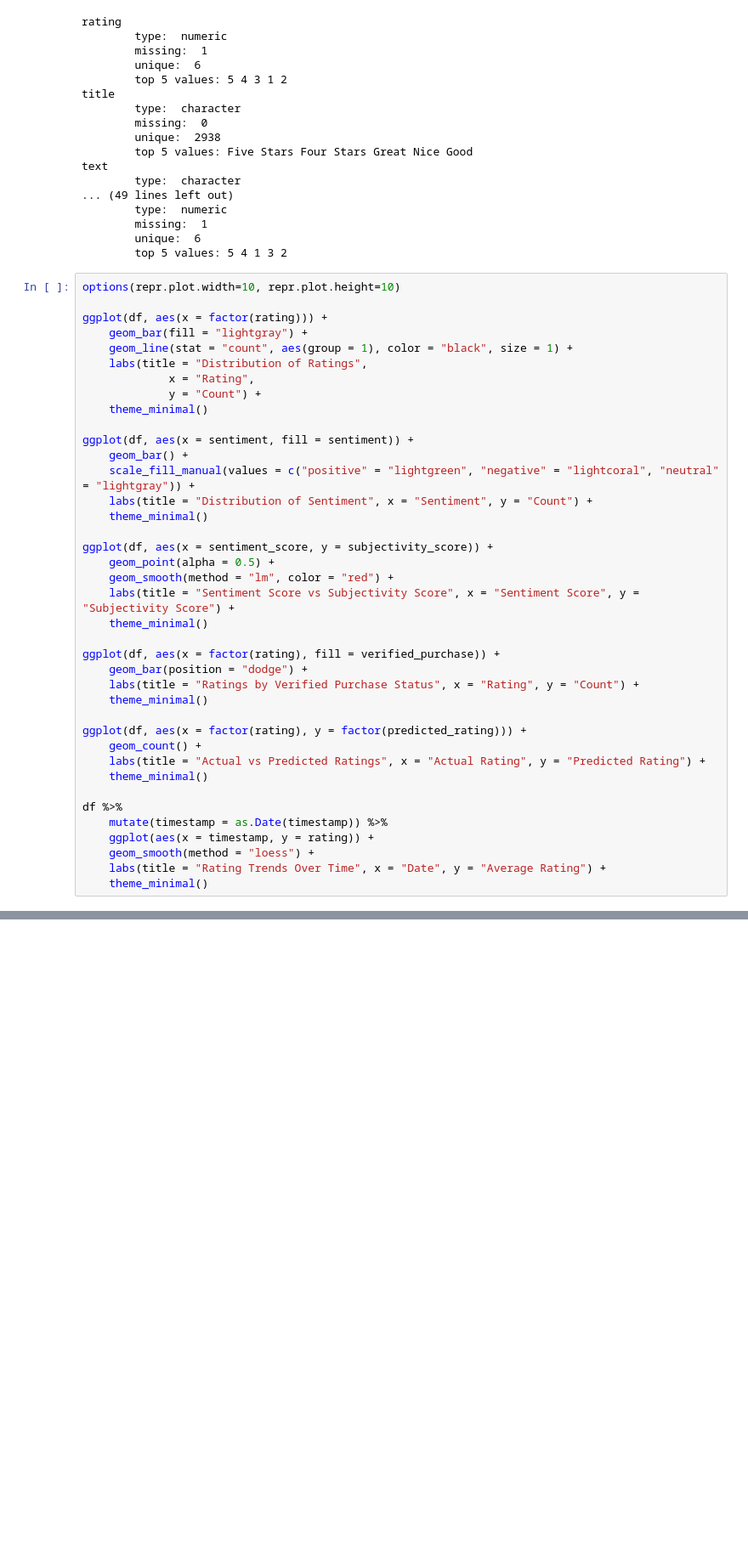
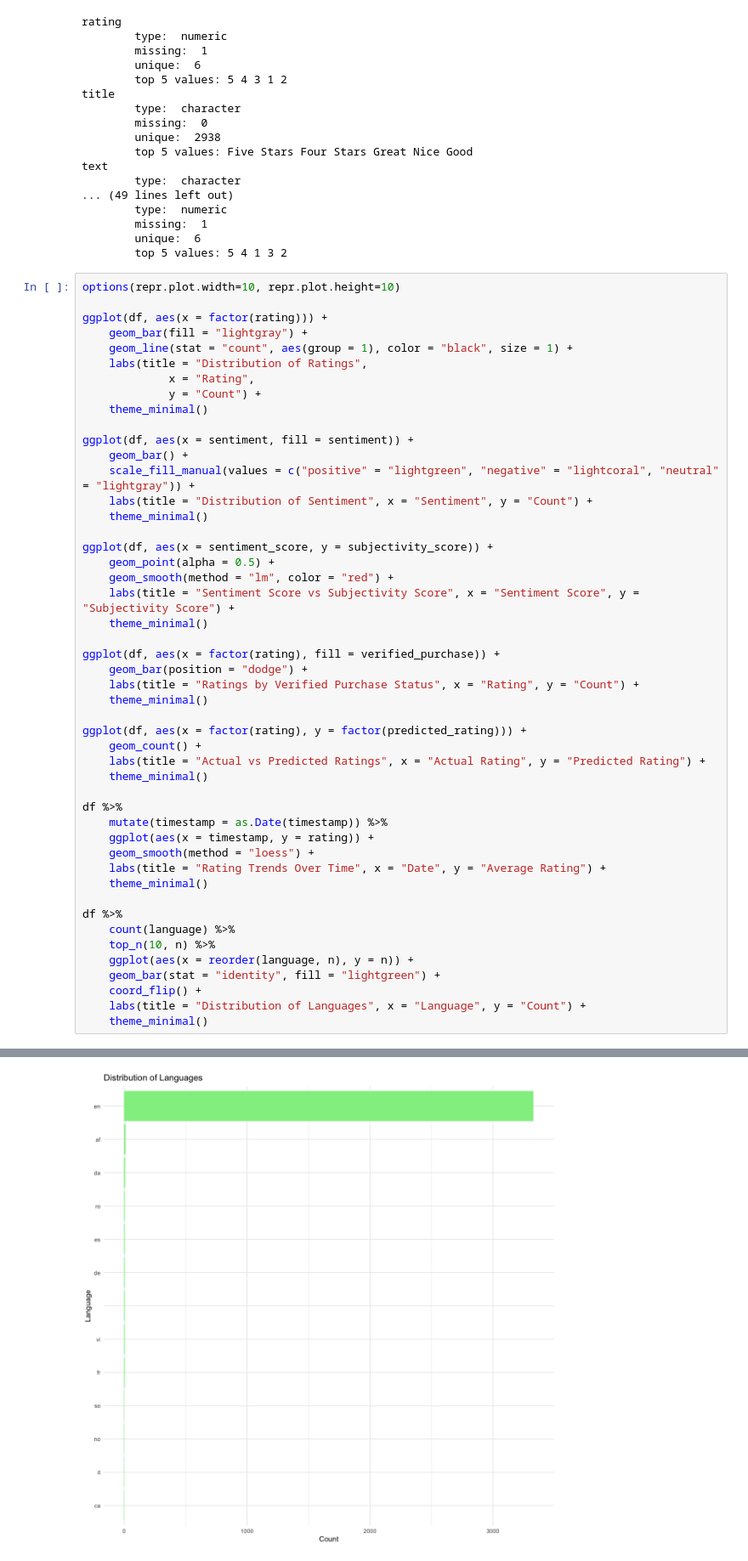
Before and after one commit to sueszli/amazeballs, a Jupyter notebook: docs/tmp.ipynb, the cells around one changed output, grey strips where cells are left out. Shown at 85% size. Cells and saved outputs as stored; diff of their text form; blank space fills up the shorter version.

```diff
--- a/docs/tmp.ipynb
+++ b/docs/tmp.ipynb
@@ -66,30 +66,40 @@ ggplot(df, aes(x = factor(rating), fill = verified_purchase)) +
     labs(title = "Ratings by Verified Purchase Status", x = "Rating", y = "Count") +
     theme_minimal()
 
 ggplot(df, aes(x = factor(rating), y = factor(predicted_rating))) +
     geom_count() +
     labs(title = "Actual vs Predicted Ratings", x = "Actual Rating", y = "Predicted Rating") +
     theme_minimal()
 
 df %>%
     mutate(timestamp = as.Date(timestamp)) %>%
     ggplot(aes(x = timestamp, y = rating)) +
     geom_smooth(method = "loess") +
     labs(title = "Rating Trends Over Time", x = "Date", y = "Average Rating") +
     theme_minimal()
+
+df %>%
+    count(language) %>%
+    top_n(10, n) %>%
+    ggplot(aes(x = reorder(language, n), y = n)) +
+    geom_bar(stat = "identity", fill = "lightgreen") +
+    coord_flip() +
+    labs(title = "Distribution of Languages", x = "Language", y = "Count") +
+    theme_minimal()
 # %% [output]
 [figure]
 `geom_smooth()` using formula = 'y ~ x'
 Warning message:
 “Removed 1 row containing non-finite outside the scale range (`stat_smooth()`).”
 Warning message:
 “Removed 1 row containing missing values or values outside the scale range
 (`geom_point()`).”
 [figure]
 [figure]
 [figure]
 `geom_smooth()` using formula = 'y ~ x'
 Warning message:
 “Removed 1 row containing non-finite outside the scale range (`stat_smooth()`).”
 [figure]
 [figure]
+[figure, added]
```
Also changed, not shown: parts of 4 cells of this notebook.
